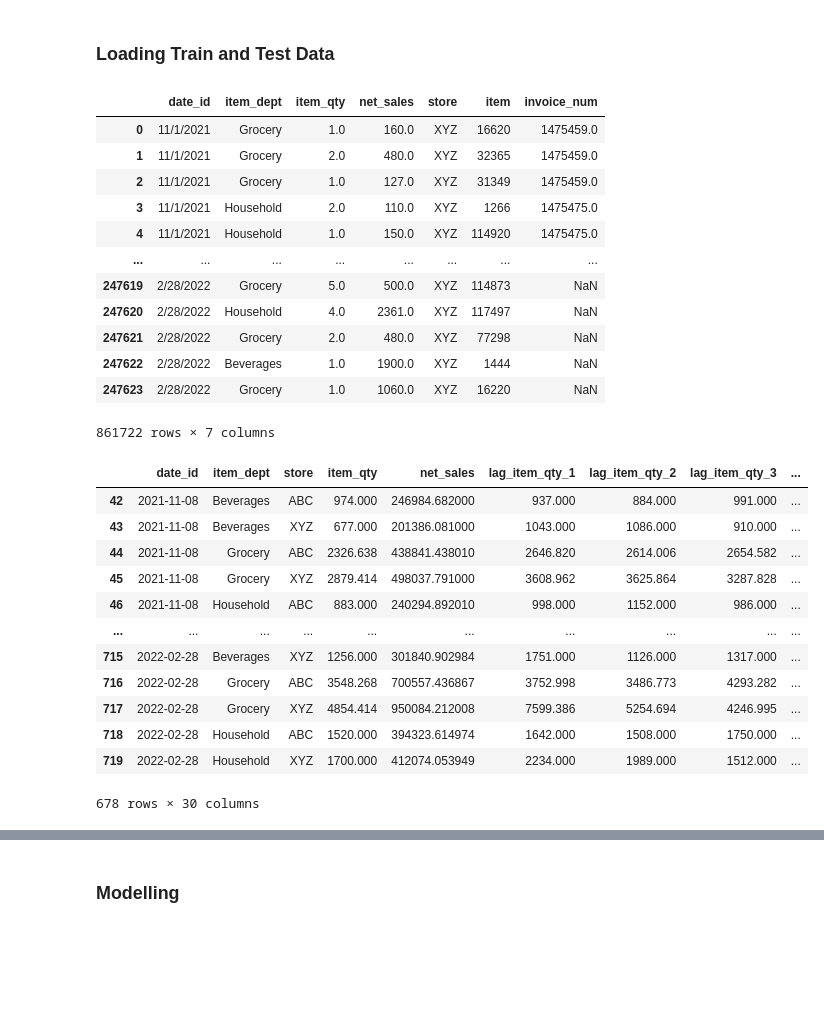
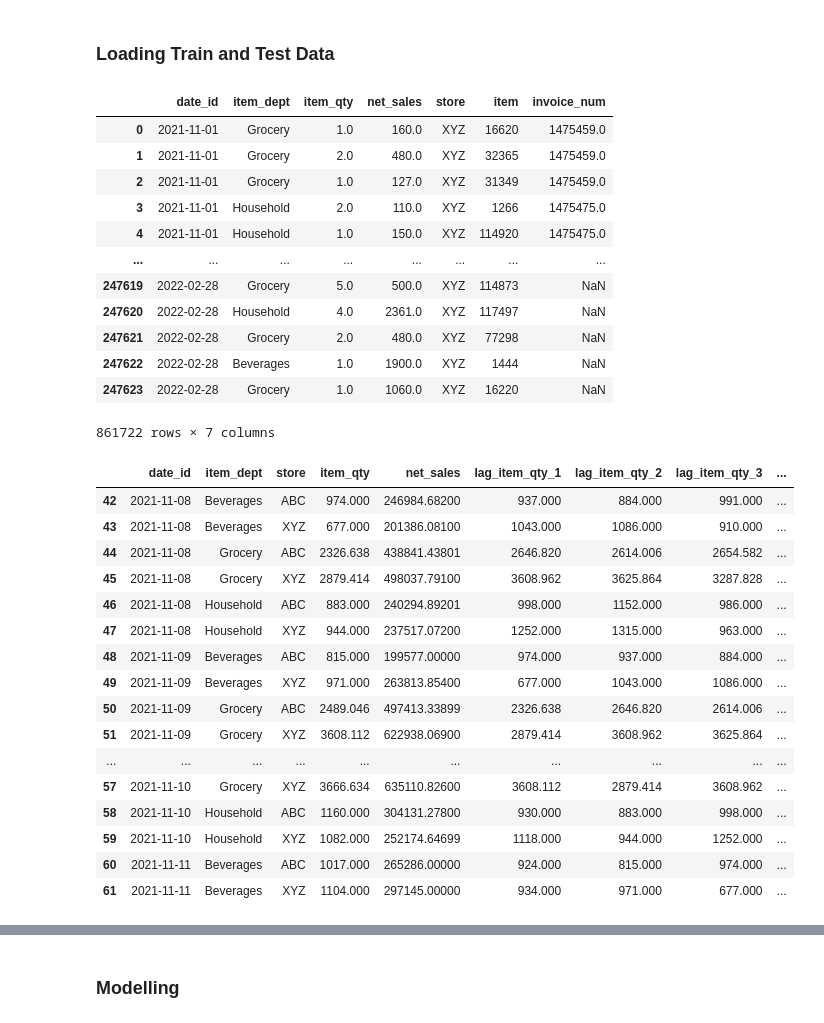
Before and after one commit to Vaseekaran-V/ML_CW, a Jupyter notebook: src/notebooks/full_model_run.ipynb, the cells around one changed output, grey strips where cells are left out. Saved outputs shown, nothing was run; the diff lists cells and outputs as text; code cells hidden in the pictures; blank space fills up the shorter version.

```diff
--- a/src/notebooks/full_model_run.ipynb
+++ b/src/notebooks/full_model_run.ipynb
@@ -3,6 +3,7 @@
 # %%
 import numpy as np
 import pandas as pd
+pd.set_option('display.max_columns', None)
 import sys
 import os
 # %%
@@ -15,6 +16,9 @@ sys.path.append(os.path.abspath(parent_dir))
 # %%
 train_df = pd.read_csv('../../data/training_data.csv')
 test_df = pd.read_csv('../../data/test_data.csv')
+# %%
+train_df['date_id'] = pd.to_datetime(train_df['date_id'])
+test_df['date_id'] = pd.to_datetime(test_df['date_id'])
 # %%
 #Instantiating preprocessor object using DataPreprocessPipeline class
 from utils.DataPreprocessPipeline import DataPreprocessPipeline
@@ -26,37 +30,41 @@ full_df = pd.concat([train_df, test_df])
 full_df
 # %% [output]
 |  | date_id | item_dept | item_qty | net_sales | store | item | invoice_num |
-| 0 | 11/1/2021 | Grocery | 1.0 | 160.0 | XYZ | 16620 | 1475459.0 |
-| 1 | 11/1/2021 | Grocery | 2.0 | 480.0 | XYZ | 32365 | 1475459.0 |
-| 2 | 11/1/2021 | Grocery | 1.0 | 127.0 | XYZ | 31349 | 1475459.0 |
-| 3 | 11/1/2021 | Household | 2.0 | 110.0 | XYZ | 1266 | 1475475.0 |
-| 4 | 11/1/2021 | Household | 1.0 | 150.0 | XYZ | 114920 | 1475475.0 |
+| 0 | 2021-11-01 | Grocery | 1.0 | 160.0 | XYZ | 16620 | 1475459.0 |
+| 1 | 2021-11-01 | Grocery | 2.0 | 480.0 | XYZ | 32365 | 1475459.0 |
+| 2 | 2021-11-01 | Grocery | 1.0 | 127.0 | XYZ | 31349 | 1475459.0 |
+| 3 | 2021-11-01 | Household | 2.0 | 110.0 | XYZ | 1266 | 1475475.0 |
+| 4 | 2021-11-01 | Household | 1.0 | 150.0 | XYZ | 114920 | 1475475.0 |
 | ... | ... | ... | ... | ... | ... | ... | ... |
-| 247619 | 2/28/2022 | Grocery | 5.0 | 500.0 | XYZ | 114873 | NaN |
-| 247620 | 2/28/2022 | Household | 4.0 | 2361.0 | XYZ | 117497 | NaN |
-| 247621 | 2/28/2022 | Grocery | 2.0 | 480.0 | XYZ | 77298 | NaN |
-| 247622 | 2/28/2022 | Beverages | 1.0 | 1900.0 | XYZ | 1444 | NaN |
-| 247623 | 2/28/2022 | Grocery | 1.0 | 1060.0 | XYZ | 16220 | NaN |
+| 247619 | 2022-02-28 | Grocery | 5.0 | 500.0 | XYZ | 114873 | NaN |
+| 247620 | 2022-02-28 | Household | 4.0 | 2361.0 | XYZ | 117497 | NaN |
+| 247621 | 2022-02-28 | Grocery | 2.0 | 480.0 | XYZ | 77298 | NaN |
+| 247622 | 2022-02-28 | Beverages | 1.0 | 1900.0 | XYZ | 1444 | NaN |
+| 247623 | 2022-02-28 | Grocery | 1.0 | 1060.0 | XYZ | 16220 | NaN |
 861722 rows × 7 columns
 # %%
 #preprocessing the data
 full_df_processed = preprocessor.transform(full_df)
 # %%
-full_df_processed
+full_df_processed.head(20)
 # %% [output]
 |  | date_id | item_dept | store | item_qty | net_sales | lag_item_qty_1 | lag_item_qty_2 | lag_item_qty_3 | ... |
-| 42 | 2021-11-08 | Beverages | ABC | 974.000 | 246984.682000 | 937.000 | 884.000 | 991.000 | ... |
-| 43 | 2021-11-08 | Beverages | XYZ | 677.000 | 201386.081000 | 1043.000 | 1086.000 | 910.000 | ... |
-| 44 | 2021-11-08 | Grocery | ABC | 2326.638 | 438841.438010 | 2646.820 | 2614.006 | 2654.582 | ... |
-| 45 | 2021-11-08 | Grocery | XYZ | 2879.414 | 498037.791000 | 3608.962 | 3625.864 | 3287.828 | ... |
-| 46 | 2021-11-08 | Household | ABC | 883.000 | 240294.892010 | 998.000 | 1152.000 | 986.000 | ... |
+| 42 | 2021-11-08 | Beverages | ABC | 974.000 | 246984.68200 | 937.000 | 884.000 | 991.000 | ... |
+| 43 | 2021-11-08 | Beverages | XYZ | 677.000 | 201386.08100 | 1043.000 | 1086.000 | 910.000 | ... |
+| 44 | 2021-11-08 | Grocery | ABC | 2326.638 | 438841.43801 | 2646.820 | 2614.006 | 2654.582 | ... |
+| 45 | 2021-11-08 | Grocery | XYZ | 2879.414 | 498037.79100 | 3608.962 | 3625.864 | 3287.828 | ... |
+| 46 | 2021-11-08 | Household | ABC | 883.000 | 240294.89201 | 998.000 | 1152.000 | 986.000 | ... |
+| 47 | 2021-11-08 | Household | XYZ | 944.000 | 237517.07200 | 1252.000 | 1315.000 | 963.000 | ... |
+| 48 | 2021-11-09 | Beverages | ABC | 815.000 | 199577.00000 | 974.000 | 937.000 | 884.000 | ... |
+| 49 | 2021-11-09 | Beverages | XYZ | 971.000 | 263813.85400 | 677.000 | 1043.000 | 1086.000 | ... |
+| 50 | 2021-11-09 | Grocery | ABC | 2489.046 | 497413.33899 | 2326.638 | 2646.820 | 2614.006 | ... |
+| 51 | 2021-11-09 | Grocery | XYZ | 3608.112 | 622938.06900 | 2879.414 | 3608.962 | 3625.864 | ... |
 | ... | ... | ... | ... | ... | ... | ... | ... | ... | ... |
-| 715 | 2022-02-28 | Beverages | XYZ | 1256.000 | 301840.902984 | 1751.000 | 1126.000 | 1317.000 | ... |
-| 716 | 2022-02-28 | Grocery | ABC | 3548.268 | 700557.436867 | 3752.998 | 3486.773 | 4293.282 | ... |
-| 717 | 2022-02-28 | Grocery | XYZ | 4854.414 | 950084.212008 | 7599.386 | 5254.694 | 4246.995 | ... |
-| 718 | 2022-02-28 | Household | ABC | 1520.000 | 394323.614974 | 1642.000 | 1508.000 | 1750.000 | ... |
-| 719 | 2022-02-28 | Household | XYZ | 1700.000 | 412074.053949 | 2234.000 | 1989.000 | 1512.000 | ... |
+| 57 | 2021-11-10 | Grocery | XYZ | 3666.634 | 635110.82600 | 3608.112 | 2879.414 | 3608.962 | ... |
+| 58 | 2021-11-10 | Household | ABC | 1160.000 | 304131.27800 | 930.000 | 883.000 | 998.000 | ... |
+| 59 | 2021-11-10 | Household | XYZ | 1082.000 | 252174.64699 | 1118.000 | 944.000 | 1252.000 | ... |
+| 60 | 2021-11-11 | Beverages | ABC | 1017.000 | 265286.00000 | 924.000 | 815.000 | 974.000 | ... |
+| 61 | 2021-11-11 | Beverages | XYZ | 1104.000 | 297145.00000 | 934.000 | 971.000 | 677.000 | ... |
-678 rows × 30 columns
 # %%
 #creating train and test set from preprocessed data
 from utils.model_helpers import create_training_testing
```
Also changed, not shown: parts of 23 cells of this notebook, 5 other files.
